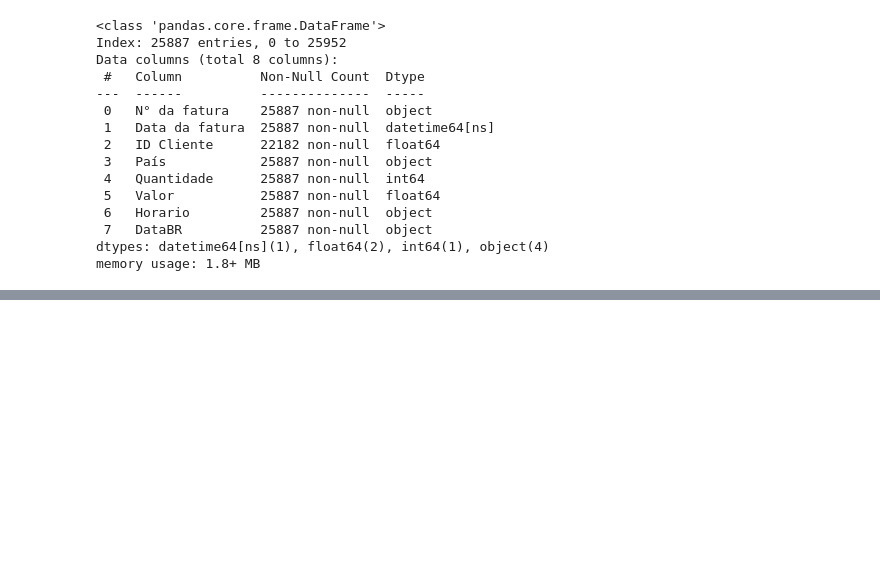
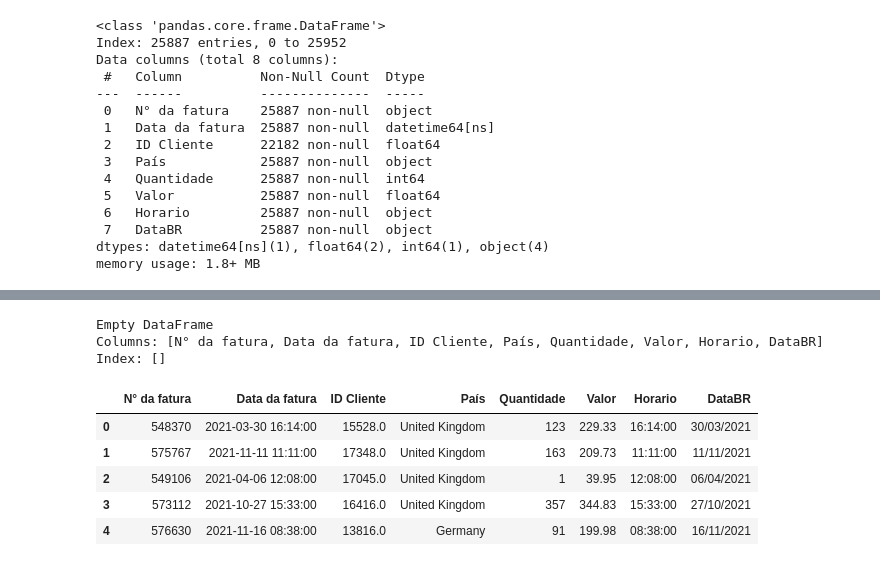
Before and after one commit to thaleswillreis/BI_Analysis-Sales, a Jupyter notebook: analise_de_vendas.ipynb, the cells around one changed output, grey strips where cells are left out. Cells and saved outputs as stored; diff of their text form; code cells hidden in the pictures; blank space fills up the shorter version.

Commit message:
ETL completed and new data generated

```diff
--- a/analise_de_vendas.ipynb
+++ b/analise_de_vendas.ipynb
@@ -378,0 +471,11 @@ memory usage: 1.8+ MB
+# %%
+# Verificando se restaram pedidos com a quantidade de itens positiva e valor zerado
+pedidos_sem_valor = vendas_sem_duplicatas[
+  (vendas_sem_duplicatas['Quantidade'] > 0) &
+  (vendas_sem_duplicatas['Valor'] == 0)
+  ]
+print(pedidos_sem_valor)
+# %% [output]
+Empty DataFrame
+Columns: [N° da fatura, Data da fatura, ID Cliente, País, Quantidade, Valor, Horario, DataBR]
+Index: []
@@ -378,0 +489,11 @@ memory usage: 1.8+ MB
+# %%
+#Carregando os novos arquivos que serão usados nas análises
+analise_vendas = pd.read_csv('Dados/vendas-limpo.csv')
+analise_vendas.head(5)
+# %% [output]
+|  | N° da fatura | Data da fatura | ID Cliente | País | Quantidade | Valor | Horario | DataBR |
+| 0 | 548370 | 2021-03-30 16:14:00 | 15528.0 | United Kingdom | 123 | 229.33 | 16:14:00 | 30/03/2021 |
+| 1 | 575767 | 2021-11-11 11:11:00 | 17348.0 | United Kingdom | 163 | 209.73 | 11:11:00 | 11/11/2021 |
+| 2 | 549106 | 2021-04-06 12:08:00 | 17045.0 | United Kingdom | 1 | 39.95 | 12:08:00 | 06/04/2021 |
+| 3 | 573112 | 2021-10-27 15:33:00 | 16416.0 | United Kingdom | 357 | 344.83 | 15:33:00 | 27/10/2021 |
+| 4 | 576630 | 2021-11-16 08:38:00 | 13816.0 | Germany | 91 | 199.98 | 08:38:00 | 16/11/2021 |
```
Also changed, not shown: parts of 23 cells of this notebook.
